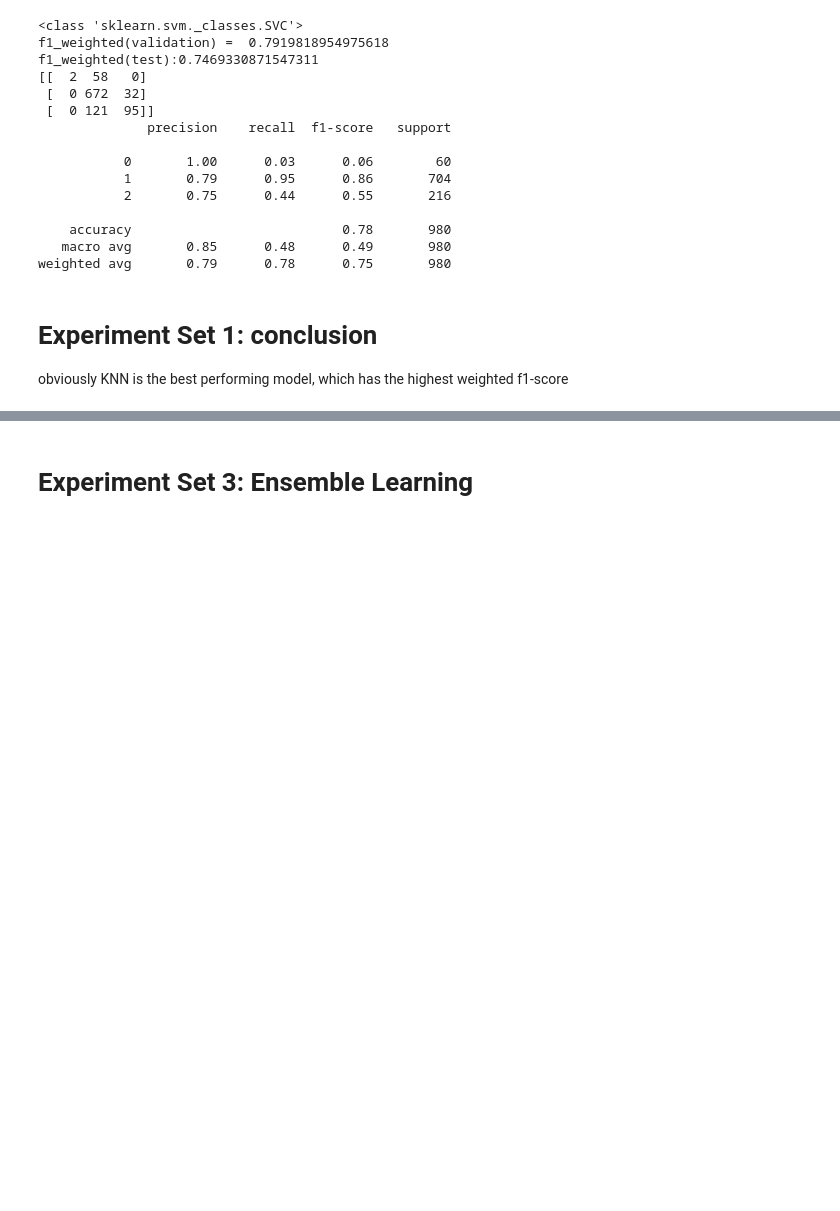
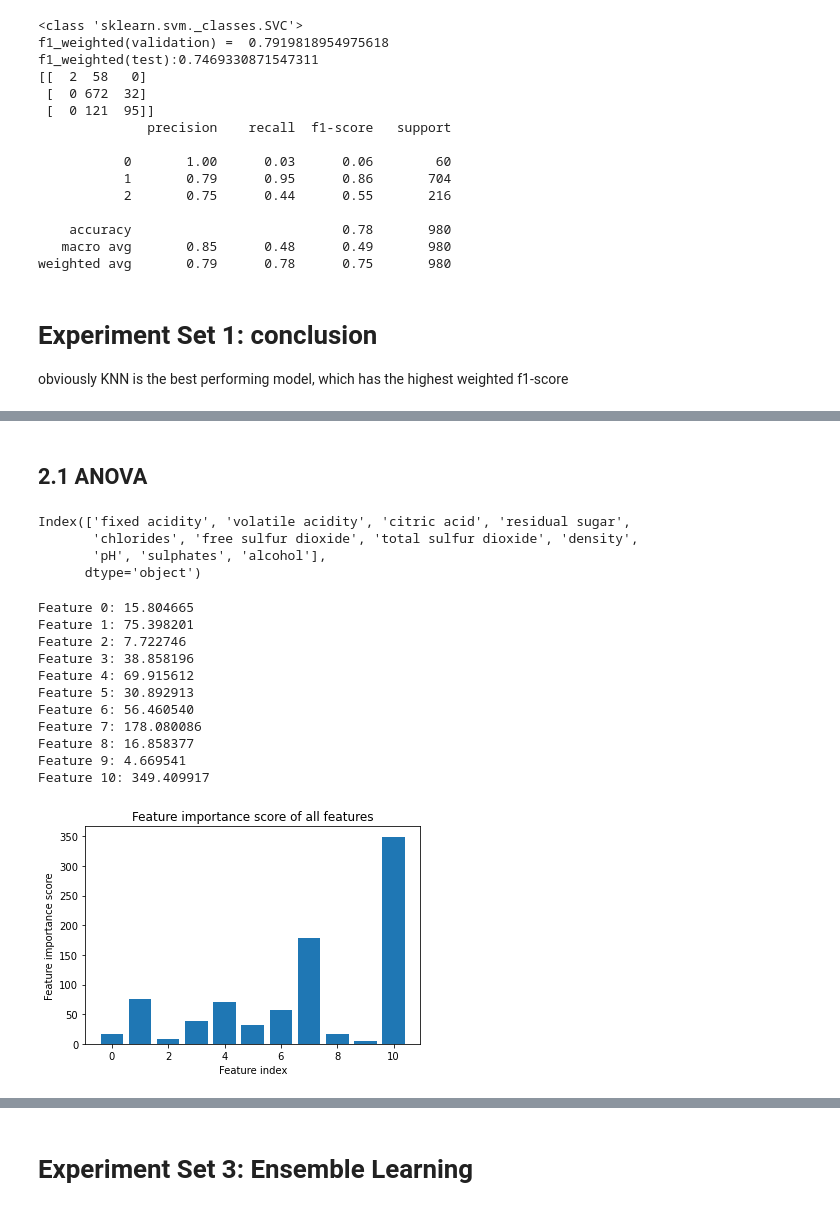
Before and after one commit to jinwenhua/group11, a Jupyter notebook: Wine.ipynb, the cells around one changed output, grey strips where cells are left out. Cells and saved outputs as stored; diff of their text form; code cells hidden in the pictures; blank space fills up the shorter version.

```diff
--- a/Wine.ipynb
+++ b/Wine.ipynb
@@ -400,0 +454,10 @@ obviously KNN is the best performing model, which has the highest weighted f1-sc
+# %%
+# Scaler feature
+cols = features.columns
+scaler = StandardScaler()
+features = scaler.fit_transform(features)
+# %%
+x_train, x_test, y_train, y_test = train_test_split(features, target, test_size = 0.2, random_state = 0)
+# %%
+x_train_sc = pd.DataFrame(x_train, columns=cols)
+x_test_sc = pd.DataFrame(x_test, columns=cols)
@@ -400,0 +501,49 @@ obviously KNN is the best performing model, which has the highest weighted f1-sc
+# %% [markdown]
+## 2.1 ANOVA
+# %%
+# Case1: all features
+
+# configure to select all features
+selector = SelectKBest(score_func = f_classif, k = 'all')
+
+# learn relationship from training data
+selector.fit(x_train_sc, y_train)
+
+# transform train input data
+x_train_fs = selector.transform(x_train_sc)
+
+# transform test input data
+x_test_fs = selector.transform(x_test_sc)
+
+# Selected features
+selected = x_train_sc.columns[selector.get_support()]
+selected
+# %% [output]
+Index(['fixed acidity', 'volatile acidity', 'citric acid', 'residual sugar',
+       'chlorides', 'free sulfur dioxide', 'total sulfur dioxide', 'density',
+       'pH', 'sulphates', 'alcohol'],
+      dtype='object')
+# %%
+# what are scores for the features
+for i in range(len(selector.scores_)):
+    print('Feature %d: %f' % (i, selector.scores_[i]))
+
+# plot the scores
+plt.bar([i for i in range(len(selector.scores_))], selector.scores_)
+plt.xlabel('Feature index')
+plt.ylabel('Feature importance score')
+plt.title('Feature importance score of all features')
+plt.show()
+# %% [output]
+Feature 0: 15.804665
+Feature 1: 75.398201
+Feature 2: 7.722746
+Feature 3: 38.858196
+Feature 4: 69.915612
+Feature 5: 30.892913
+Feature 6: 56.460540
+Feature 7: 178.080086
+Feature 8: 16.858377
+Feature 9: 4.669541
+Feature 10: 349.409917
+[figure, added]
```
Also changed, not shown: parts of 84 cells of this notebook.
